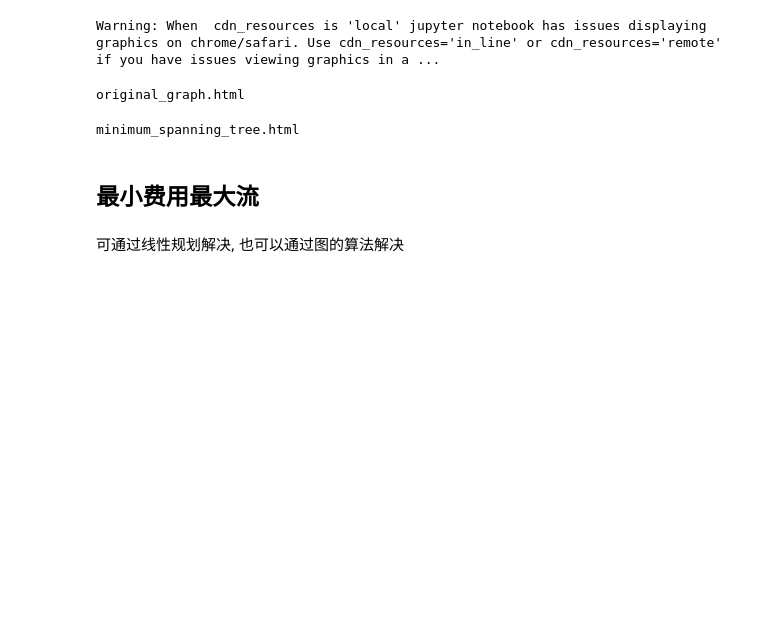
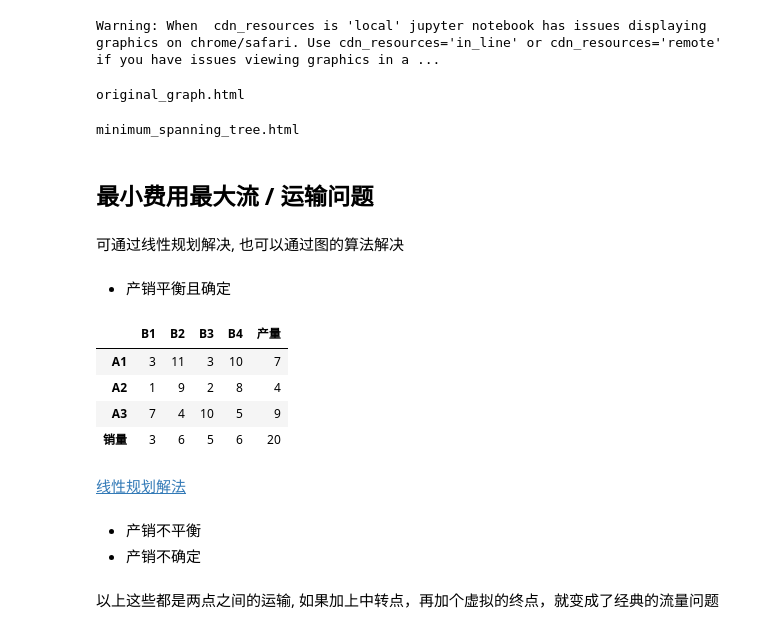
Before and after one commit to wudidadaqiuqiu/mathmatical_modeling_code, a Jupyter notebook: chapters/Graph.ipynb, the cells around one changed output. Saved outputs shown, nothing was run; the diff lists cells and outputs as text; code cells hidden in the pictures; blank space fills up the shorter version.

Commit message:
运输问题

```diff
--- a/chapters/Graph.ipynb
+++ b/chapters/Graph.ipynb
@@ -75,6 +75,41 @@ def update(frame):
 
 ani = FuncAnimation(fig, update, frames=len(list(mst.edges())), interval=500, repeat=False)
 # %% [markdown]
-## 最小费用最大流
+## 最小费用最大流 / 运输问题
 # %% [markdown]
 可通过线性规划解决, 也可以通过图的算法解决
+# %% [markdown]
+- 产销平衡且确定
+# %%
+import numpy as np
+import pandas as pd
+c = np.array([[3, 11, 3, 10],  # c[i, j] 为从A_i到B_j的单位运费
+              [1, 9, 2, 8],
+              [7, 4, 10, 5]])
+sales_volume = np.array([3, 6, 5, 6]) # B_j销量
+production = np.array([7, 4, 9])  # A_i产量
+
+assert np.sum(production) == np.sum(sales_volume) == 20
+
+# 拼接 ...
+d = np.vstack((c, sales_volume))
+dd = (np.hstack((production, [sum(production)])))
+ddd = np.concatenate((d, dd.reshape(4, 1)), axis=1)
+col = ['B1', 'B2', 'B3', 'B4', '产量']
+idx = ['A1', 'A2', 'A3', '销量']
+
+df = pd.DataFrame(ddd, idx, col)
+display(df)
+# %% [output]
+|  | B1 | B2 | B3 | B4 | 产量 |
+| A1 | 3 | 11 | 3 | 10 | 7 |
+| A2 | 1 | 9 | 2 | 8 | 4 |
+| A3 | 7 | 4 | 10 | 5 | 9 |
+| 销量 | 3 | 6 | 5 | 6 | 20 |
+# %% [markdown]
+[线性规划解法](./Linear_Programming.ipynb)
+# %% [markdown]
+- 产销不平衡
+- 产销不确定
+# %% [markdown]
+以上这些都是两点之间的运输, 如果加上中转点，再加个虚拟的终点，就变成了经典的流量问题
```
Also changed, not shown: 3 other files.
